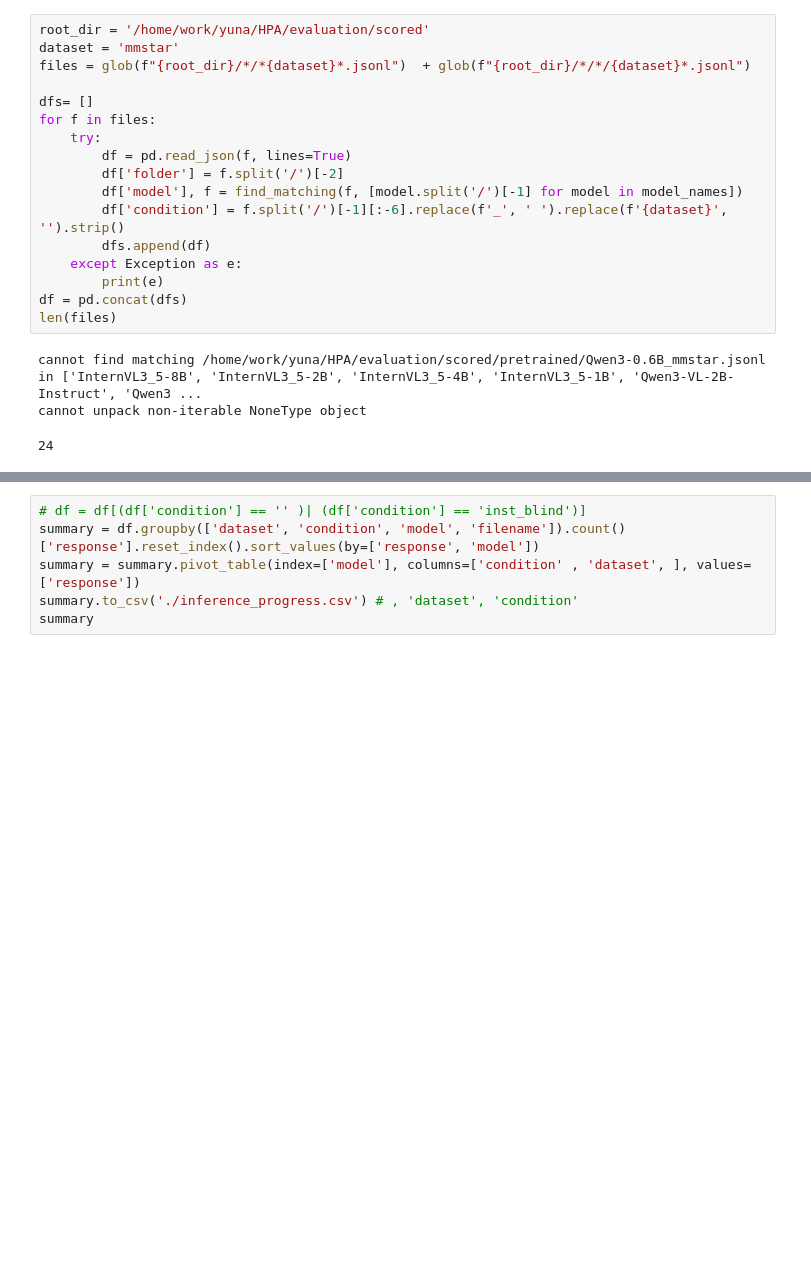
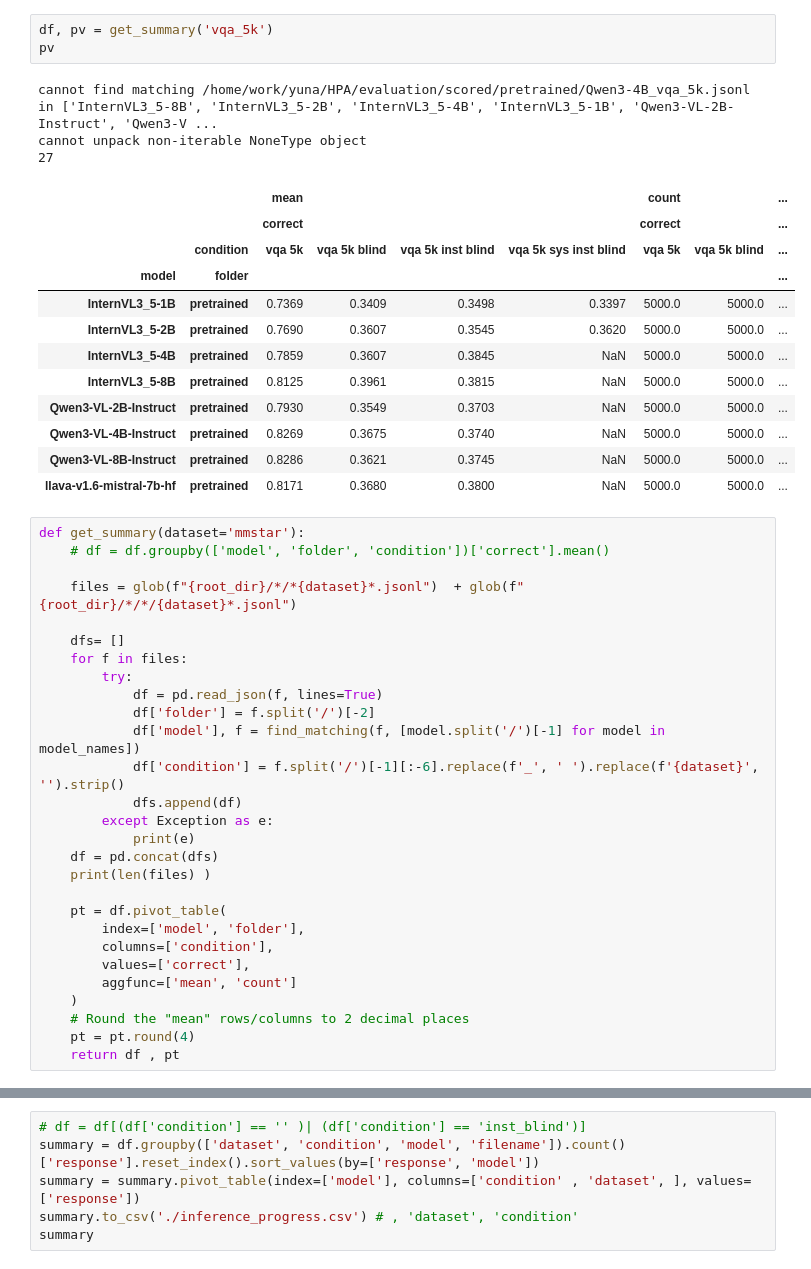
Before and after one commit to unolop/HPA, a Jupyter notebook: evaluation/scored/progress.ipynb, the cells around one changed output, grey strips where cells are left out. Saved outputs shown, nothing was run; the diff lists cells and outputs as text; blank space fills up the shorter version.

Commit message:
evaluation pipeline complete

```diff
--- a/evaluation/scored/progress.ipynb
+++ b/evaluation/scored/progress.ipynb
@@ -53,21 +96,47 @@ OpenGVLab/InternVL3_5-8B mmstar   0.626629
+# %%
+df, pv = get_summary('vqa_5k')
+pv
+# %% [output]
+cannot find matching /home/work/yuna/HPA/evaluation/scored/pretrained/Qwen3-4B_vqa_5k.jsonl in ['InternVL3_5-8B', 'InternVL3_5-2B', 'InternVL3_5-4B', 'InternVL3_5-1B', 'Qwen3-VL-2B-Instruct', 'Qwen3-V ...
+cannot unpack non-iterable NoneType object
+27
+|  |  | mean |  |  |  | count |  | ... |
+|  |  | correct |  |  |  | correct |  | ... |
+|  | condition | vqa 5k | vqa 5k blind | vqa 5k inst blind | vqa 5k sys inst blind | vqa 5k | vqa 5k blind | ... |
+| model | folder |  |  |  |  |  |  | ... |
+| InternVL3_5-1B | pretrained | 0.7369 | 0.3409 | 0.3498 | 0.3397 | 5000.0 | 5000.0 | ... |
+| InternVL3_5-2B | pretrained | 0.7690 | 0.3607 | 0.3545 | 0.3620 | 5000.0 | 5000.0 | ... |
+| InternVL3_5-4B | pretrained | 0.7859 | 0.3607 | 0.3845 | NaN | 5000.0 | 5000.0 | ... |
+| InternVL3_5-8B | pretrained | 0.8125 | 0.3961 | 0.3815 | NaN | 5000.0 | 5000.0 | ... |
+| Qwen3-VL-2B-Instruct | pretrained | 0.7930 | 0.3549 | 0.3703 | NaN | 5000.0 | 5000.0 | ... |
+| Qwen3-VL-4B-Instruct | pretrained | 0.8269 | 0.3675 | 0.3740 | NaN | 5000.0 | 5000.0 | ... |
+| Qwen3-VL-8B-Instruct | pretrained | 0.8286 | 0.3621 | 0.3745 | NaN | 5000.0 | 5000.0 | ... |
+| llava-v1.6-mistral-7b-hf | pretrained | 0.8171 | 0.3680 | 0.3800 | NaN | 5000.0 | 5000.0 | ... |
 # %%
-root_dir = '/home/work/yuna/HPA/evaluation/scored'
-dataset = 'mmstar'
-files = glob(f"{root_dir}/*/*{dataset}*.jsonl")  + glob(f"{root_dir}/*/*/{dataset}*.jsonl")
+def get_summary(dataset='mmstar'):
+    # df = df.groupby(['model', 'folder', 'condition'])['correct'].mean()
 
-dfs= []
-for f in files:
-    try:
-        df = pd.read_json(f, lines=True)
-        df['folder'] = f.split('/')[-2]
-        df['model'], f = find_matching(f, [model.split('/')[-1] for model in model_names])
-        df['condition'] = f.split('/')[-1][:-6].replace(f'_', ' ').replace(f'{dataset}', '').strip()
-        dfs.append(df)
-    except Exception as e:
-        print(e)
-df = pd.concat(dfs)
-len(files)
+    files = glob(f"{root_dir}/*/*{dataset}*.jsonl")  + glob(f"{root_dir}/*/*/{dataset}*.jsonl")
+
+    dfs= []
+    for f in files:
+        try:
+            df = pd.read_json(f, lines=True)
+            df['folder'] = f.split('/')[-2]
+            df['model'], f = find_matching(f, [model.split('/')[-1] for model in model_names])
+            df['condition'] = f.split('/')[-1][:-6].replace(f'_', ' ').replace(f'{dataset}', '').strip()
+            dfs.append(df)
+        except Exception as e:
+            print(e)
+    df = pd.concat(dfs)
+    print(len(files) )
+
+    pt = df.pivot_table(
+        index=['model', 'folder'],
+        columns=['condition'],
+        values=['correct'],
+        aggfunc=['mean', 'count']
+    )
+    # Round the "mean" rows/columns to 2 decimal places
+    pt = pt.round(4)
+    return df , pt
-# %% [output]
-cannot find matching /home/work/yuna/HPA/evaluation/scored/pretrained/Qwen3-0.6B_mmstar.jsonl in ['InternVL3_5-8B', 'InternVL3_5-2B', 'InternVL3_5-4B', 'InternVL3_5-1B', 'Qwen3-VL-2B-Instruct', 'Qwen3 ...
-cannot unpack non-iterable NoneType object
-24
```
Also changed, not shown: parts of 6 cells of this notebook, 57 other files.
